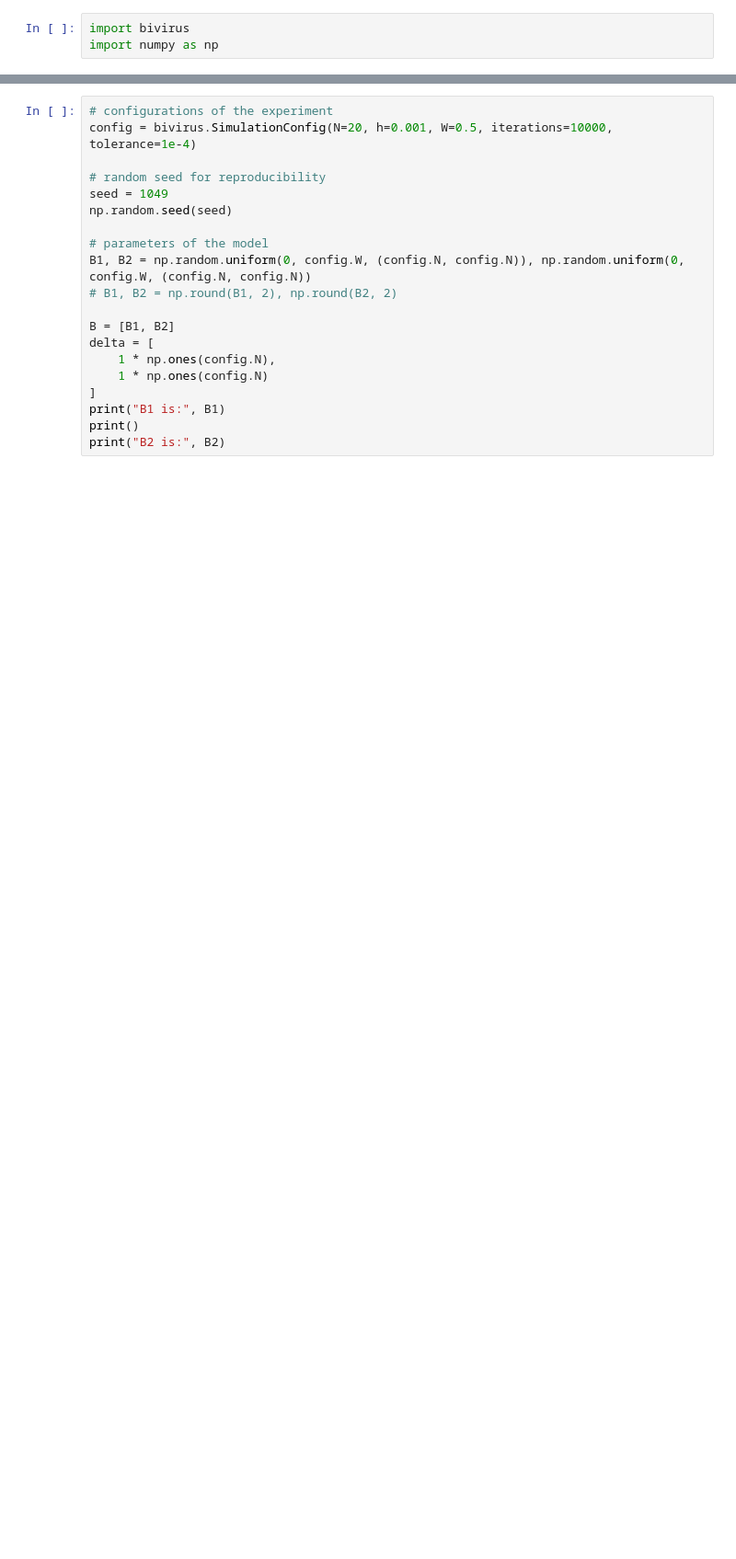
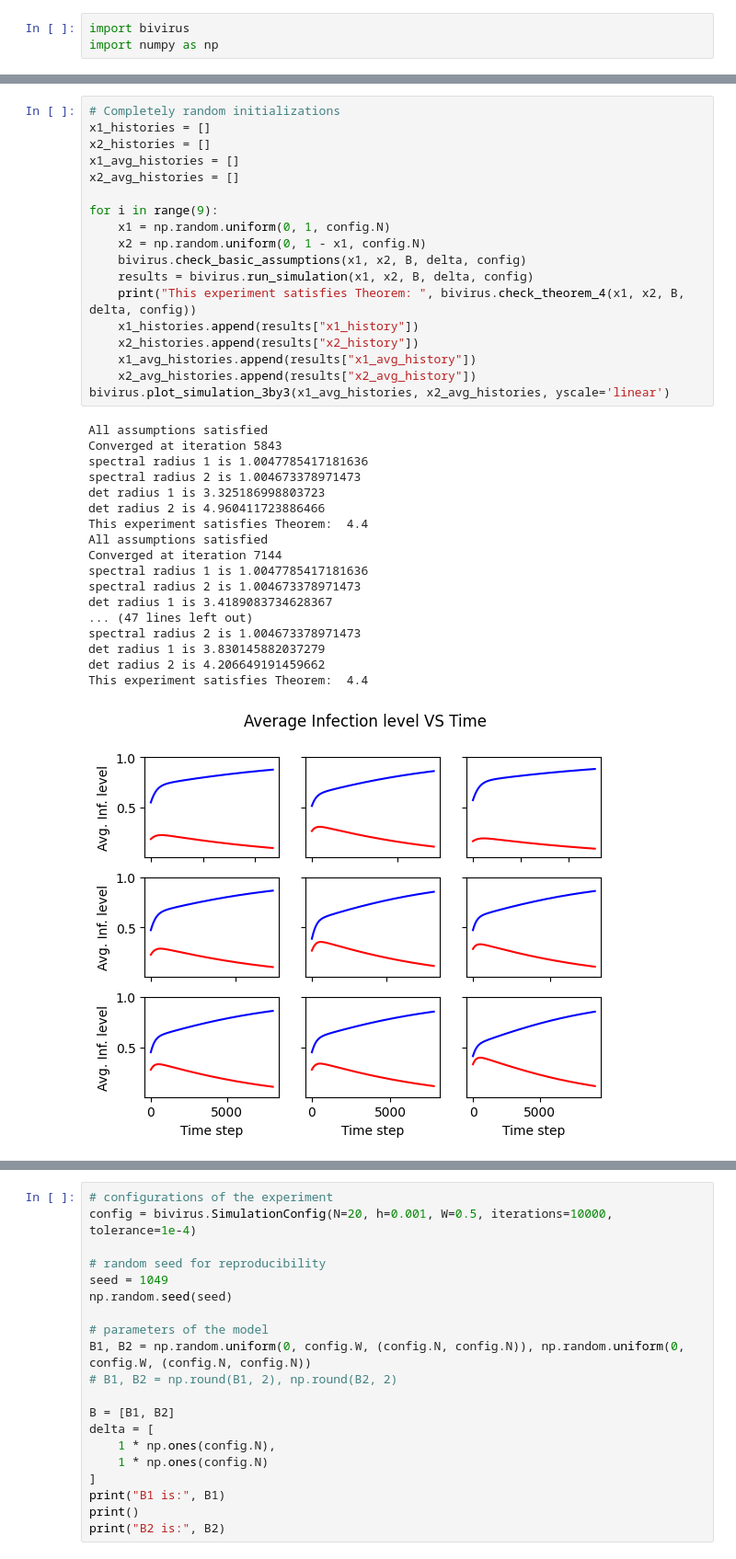
Before and after one commit to mrhoggboss/Discrete-time-competitive-bivirus-SIS, a Jupyter notebook: experiment_Theorem4.ipynb, the cells around one changed output, grey strips where cells are left out. Shown at 92% size. Cells and saved outputs as stored; diff of their text form; blank space fills up the shorter version.

```diff
--- a/experiment_Theorem4.ipynb
+++ b/experiment_Theorem4.ipynb
@@ -9,0 +107,37 @@ import numpy as np
+# %%
+# Completely random initializations
+x1_histories = []
+x2_histories = []
+x1_avg_histories = []
+x2_avg_histories = []
+
+for i in range(9):
+    x1 = np.random.uniform(0, 1, config.N)
+    x2 = np.random.uniform(0, 1 - x1, config.N)
+    bivirus.check_basic_assumptions(x1, x2, B, delta, config)
+    results = bivirus.run_simulation(x1, x2, B, delta, config)
+    print("This experiment satisfies Theorem: ", bivirus.check_theorem_4(x1, x2, B, delta, config))
+    x1_histories.append(results["x1_history"])
+    x2_histories.append(results["x2_history"])
+    x1_avg_histories.append(results["x1_avg_history"])
+    x2_avg_histories.append(results["x2_avg_history"])
+bivirus.plot_simulation_3by3(x1_avg_histories, x2_avg_histories, yscale='linear')
+# %% [output]
+All assumptions satisfied
+Converged at iteration 5843
+spectral radius 1 is 1.0047785417181636
+spectral radius 2 is 1.004673378971473
+det radius 1 is 3.325186998803723
+det radius 2 is 4.960411723886466
+This experiment satisfies Theorem:  4.4
+All assumptions satisfied
+Converged at iteration 7144
+spectral radius 1 is 1.0047785417181636
+spectral radius 2 is 1.004673378971473
+det radius 1 is 3.4189083734628367
+... (47 lines left out)
+spectral radius 2 is 1.004673378971473
+det radius 1 is 3.830145882037279
+det radius 2 is 4.206649191459662
+This experiment satisfies Theorem:  4.4
+[figure, added]
```
Also changed, not shown: parts of 11 cells of this notebook, 3 other files.
